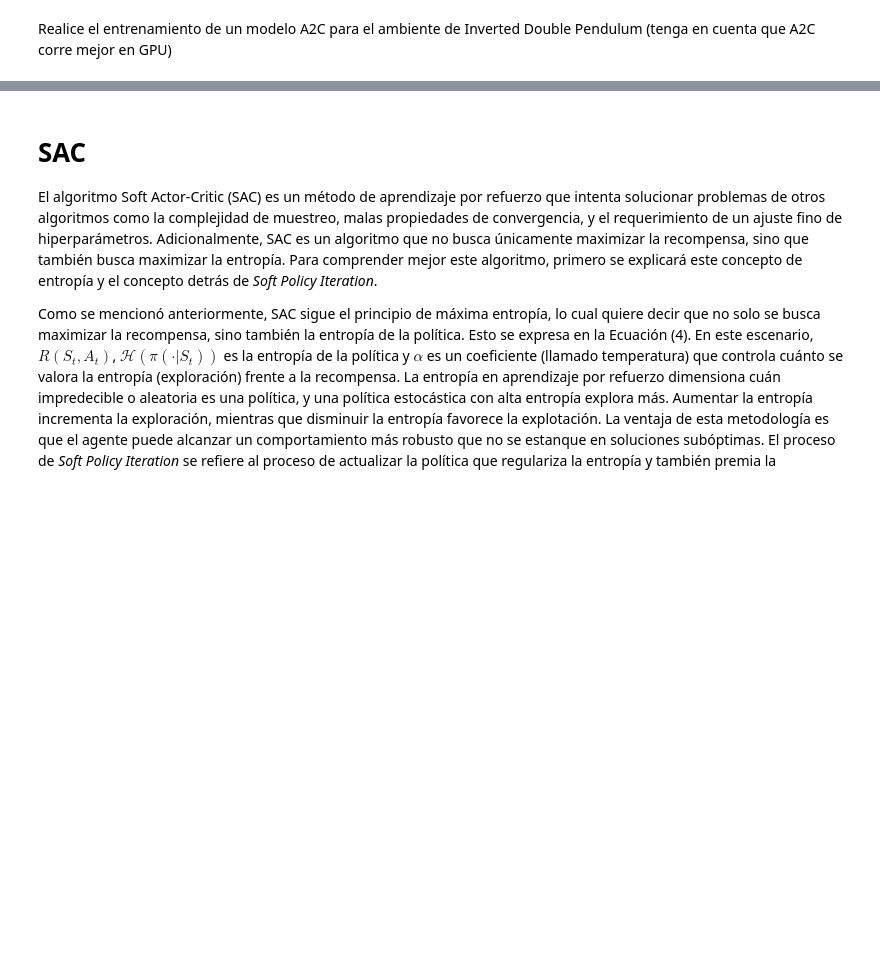
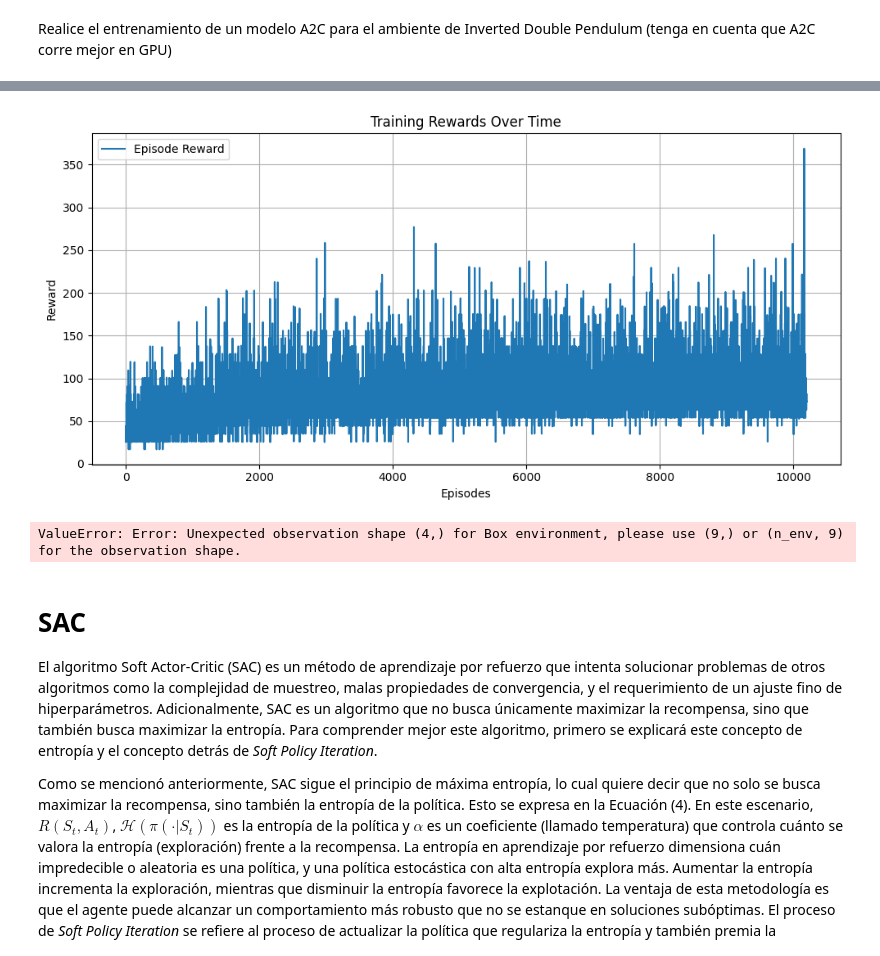
Before and after one commit to jcatumba/RL, a Jupyter notebook: week13/a2c_sac.ipynb, the cells around one changed output, grey strips where cells are left out. Drawn from its saved outputs; the diff is of its cells as text; code cells hidden in the pictures; blank space fills up the shorter version.

```diff
--- a/week13/a2c_sac.ipynb
+++ b/week13/a2c_sac.ipynb
@@ -337,7 +324,7 @@ class RewardLoggerCallback(BaseCallback):
 
 # Clase para entrenar un agente en el entorno Inverted Pendulum
 class IPTrainer:
-    def __init__(self, model_fn, total_timesteps=130_000, log_dir="./IP_logs"):
+    def __init__(self, model_fn, total_timesteps=130_000, envname="InvertedPendulum-v5", log_dir="./IP_logs"):
         self.total_timesteps = total_timesteps
         self.log_dir = log_dir
         os.makedirs(log_dir, exist_ok=True)  # Crear el directorio de logs si no existe
@@ -347,7 +334,7 @@ class IPTrainer:
         self.display.start()
 
         # Crear el entorno Inverted Pendulum vectorizado
-        self.env = make_vec_env("InvertedPendulum-v5", n_envs=1)
+        self.env = make_vec_env(envname, n_envs=1)
 
         # Crear el modelo usando la función proporcionada
         self.model = model_fn(self.env)
@@ -486,8 +505,13 @@ Realice el entrenamiento de un modelo A2C para el ambiente de Inverted Double Pe
 # %%
 def create_model(env):
     return A2C(
-# Completar--------------------------------------------------------------------------
+        "MlpPolicy",
+        env,
+        verbose=1,
+        device="cuda",
+        learning_rate=0.0001,
+        n_steps=50
     )
 
-trainer = IDPTrainer(model_fn=create_model, total_timesteps=)
-trainer.train(save_path="a2c_idp_model")
+trainer = IPTrainer(model_fn=create_model, total_timesteps=100_000, envname="InvertedDoublePendulum-v5")
+trainer.train(save_path="a2c_ip_model_ej_2")
@@ -494,7 +537,10 @@ trainer.train(save_path="a2c_idp_model")
 # %%
 trainer.plot_rewards()
-model = A2C.load("a2c_idp_model")
-trainer.generate_video(model,video_filename='a2c_idp_video.mp4')
+model = A2C.load("a2c_ip_model_ej_2")
+trainer.generate_video(model,video_filename='a2c_idp_video_ej_2.mp4')
+# %% [output]
+[figure, added]
+ValueError: Error: Unexpected observation shape (4,) for Box environment, please use (9,) or (n_env, 9) for the observation shape.
 # %% [markdown]
 # SAC
 
```
Also changed, not shown: parts of 6 cells of this notebook.
